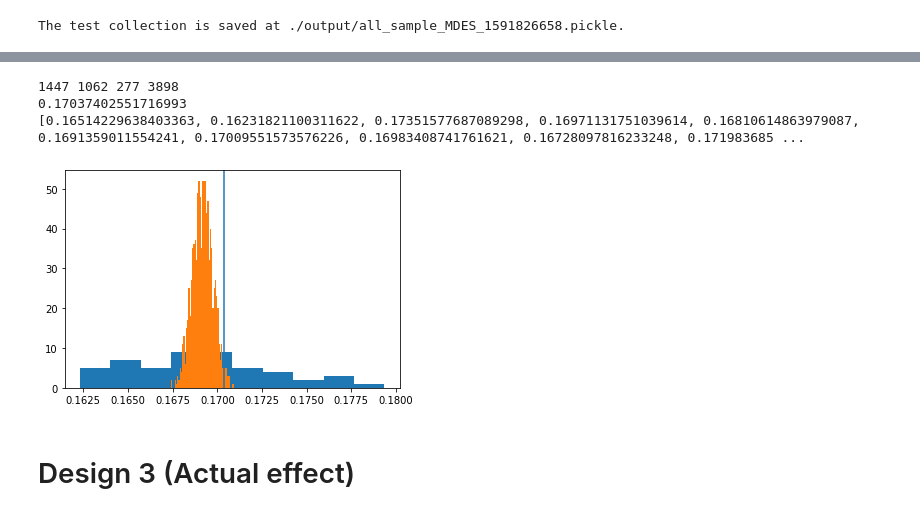
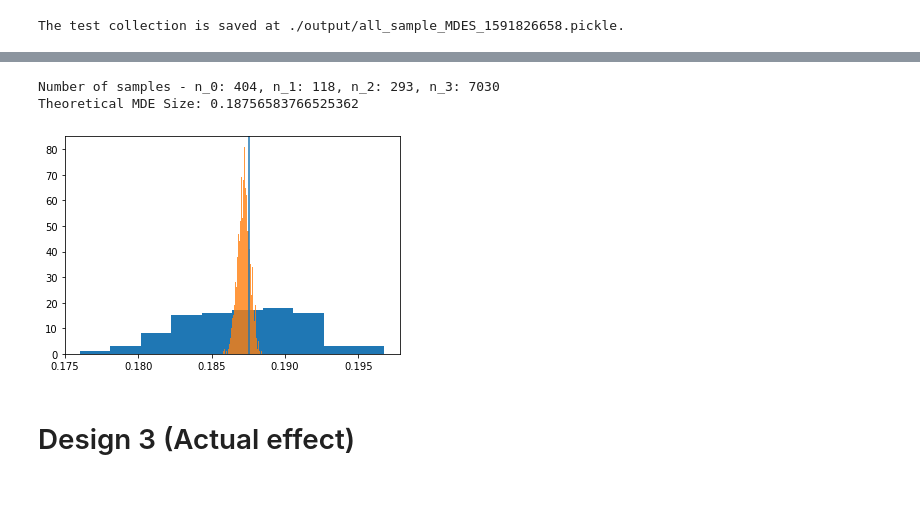
Before and after one commit to liuchbryan/experiment_design_evaluation, a Jupyter notebook: evaluate_theoretical_values.ipynb, the cells around one changed output, grey strips where cells are left out. Drawn from its saved outputs; the diff is of its cells as text; code cells hidden in the pictures.

```diff
--- a/evaluate_theoretical_values.ipynb
+++ b/evaluate_theoretical_values.ipynb
@@ -129,21 +177,20 @@ np.array([e.theoretical_value_within_centred_CI(0.025)
 # %%
-from matplotlib import pyplot as plt
-e= design3_mde_size_evaluations[1]
-ee=e.experiment_design
-print(ee.n_0, ee.n_1, ee.n_2, ee.n_3)
-# print(ee.p_C0, ee.p_I1, ee.p_C2, ee.p_Iphi)
-# print(ee.p_C0, ee.p_C1, ee.p_I2, ee.p_Ipsi)
-print(ee.theoretical_mde_size())
-print(e.initial_samples)
+# Individual experiment diagnostic plot
+eval_number = 0
+
+e = design_mde_size_evaluations[eval_number]
+ee = e.experiment_design
+print(f"Number of samples - n_0: {ee.n_0}, n_1: {ee.n_1}, n_2: {ee.n_2}, n_3: {ee.n_3}")
+print(f"Theoretical MDE Size: {ee.theoretical_mde_size()}")
+# print(e.initial_samples)
 plt.hist(e.initial_samples)
-plt.hist(e.bootstrap_mean_samples, bins=50)
+plt.hist(e.bootstrap_mean_samples, bins=40, alpha=0.8)
 plt.axvline(e.get_theoretical_value())
 plt.show()
 # %% [output]
-1447 1062 277 3898
-0.17037402551716993
-[0.16514229638403363, 0.16231821100311622, 0.17351577687089298, 0.16971131751039614, 0.16810614863979087, 0.1691359011554241, 0.17009551573576226, 0.16983408741761621, 0.16728097816233248, 0.171983685 ...
+Number of samples - n_0: 404, n_1: 118, n_2: 293, n_3: 7030
+Theoretical MDE Size: 0.18756583766525362
-[figure, old version]
+[figure, new version]
 # %% [markdown]
 # Design 3 (Actual effect)
 # %%
```
Also changed, not shown: parts of 7 cells of this notebook, 4 other files.
